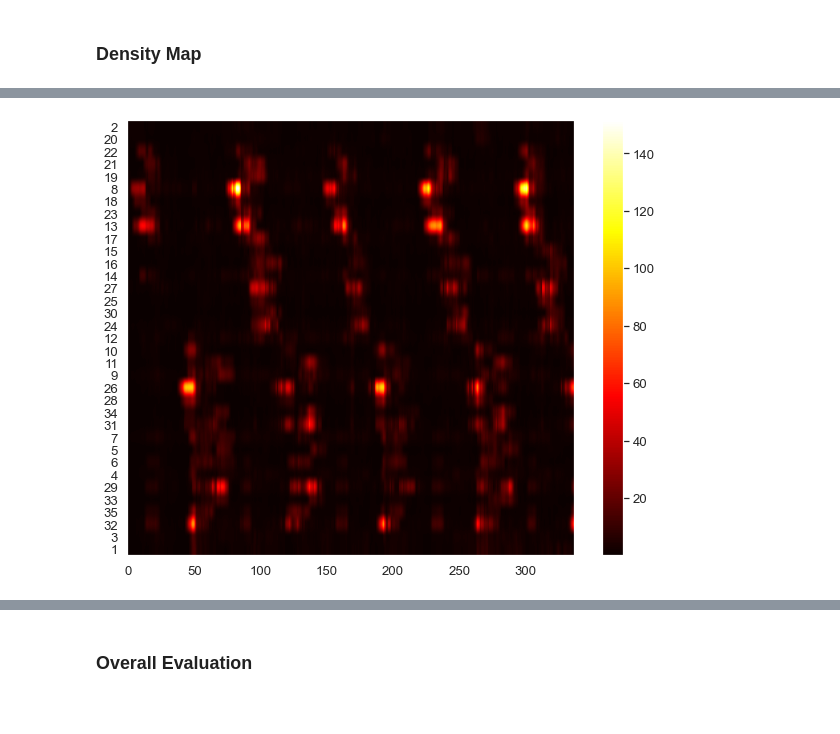
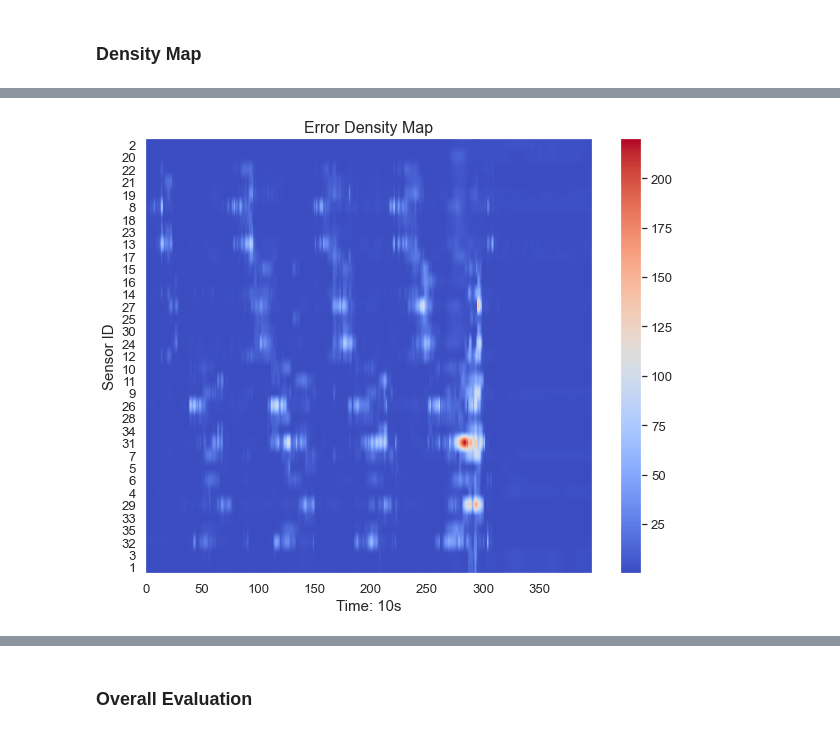
Before and after one commit to WaimenMak/Benchmarking-Crowd-Flow-Prediction, a Jupyter notebook: Scenario Processing.ipynb, the cells around one changed output, grey strips where cells are left out. Cells and saved outputs as stored; diff of their text form; code cells hidden in the pictures.

```diff
--- a/Scenario Processing.ipynb
+++ b/Scenario Processing.ipynb
@@ -269,7 +269,7 @@ if mode == "insample":
 else:
     data = load_dataset("./ood_dataset", batch_size=64, test_batch_size=64)
 
-vis_data = data_dict[test_sc[1]].astype("float64") # after sliding window
+vis_data = data_dict[test_sc[9]].astype("float64") # after sliding window
 source, target = sliding_win(vis_data)  # process data into continuous sample data
 for i in range(3): #3 feature num
     source[..., i] = data["scalers"][i].transform(source[..., i])  # input data
@@ -735,8 +735,8 @@ def rho_risk(pred, target, timespan, rho):
     Z = np.sum(target, axis=1)  # [N - timespan + 1, ...] [N-timespan+1, steps, nodes, features]
 
     # Z_rho = np.quantile(Z, q=rho, axis=0) # shape:[N*12/timesteps, nodes, features], or shape:[N*12/timesteps, features]
-    # Z_hat_rho = np.quantile(Z_hat, q=rho, axis=0)
-    Z_hat_rho = np.quantile(Z, q=rho, axis=0)
+    Z_hat_rho = np.quantile(Z_hat, q=rho, axis=0)
+    # Z_hat_rho = np.quantile(Z, q=rho, axis=0)
     errors = Z_hat - Z # [N, node, features]
     L = np.abs(errors) * ((rho * (np.sign(Z - Z_hat_rho)+1) + (1-rho) * (np.sign(Z_hat_rho - Z)+1))) #use this one
 
@@ -901,10 +930,10 @@ def plot_node_specific(pred:list, target:numpy.ndarray, models:list,
 # %%
-node = 8 - 1
+node = 31 - 1
 feature = 2
-step = 0
+step = 5
 end = target.shape[0]
 #l1:mae l2:rmse l3:quantile l4:weighted l5:weighted3 l6:dtw
 l1, l2, l3, l4, l5, l6 = plot_node_specific(vis_list, target, model_names,
-                                   step=step, node=node, feature=feature, rho=0.9, timespan=2, r=[0,end],
+                                   step=step, node=node, feature=feature, rho=0.9, timespan=12, r=[0,end],
                                    path="./fig", gamma=0.5, acd=270, mode=mode, avg=False, save=False)
 # %% [output]
@@ -1145,7 +1201,7 @@ def show_density_map(values, feature):
                     7 ,5, 6, 4, 29, 33, 35, 32, 3, 1]) - 1
     # L = ae_loss(Z[:,:,:,2], Z_hat[mdl][:,:,:,2])
     # Create a color map
-    cmap = plt.cm.get_cmap('hot')
+    cmap = plt.cm.get_cmap('coolwarm')
     fig, ax = plt.subplots(figsize=(10, 8))
     # Plot the heat map
     im = ax.imshow(values[..., pos, feature].T, cmap=cmap, aspect='auto') # two dimension, [N, pos]
@@ -1155,15 +1211,21 @@ def show_density_map(values, feature):
     ax.set_yticklabels(pos+1)
     # Add a color bar
     ax.figure.colorbar(im, ax=ax)
-
+    ax.set_xlabel("Time: 10s", fontsize=15)
+    ax.set_ylabel("Sensor ID", fontsize=15)
+    ax.set_title("Error Density Map", fontsize=16)
+    plt.savefig(f"./fig/error_density_map_{feature}.pdf")
     # Show the plot
-    plt.show()
+    # plt.show()
 
 def nodes_correlations(data, adjacency, step=11, feature=2):
     """
     data: [N, steps, node, features]
     """
     fig, ax = plt.subplots(1, 2, figsize=(20, 8))
+    ax[0].set_title("Correlation Matrix", fontsize=16)  # Set title for the first subfigure
+    ax[1].set_title("Adjacency Matrix", fontsize=16)  # Set title for the second subfigure
+
     # Extract the data for the given step and feature
     data_subset = data[:, step, :, feature]
     # Calculate the Pearson correlation matrix
@@ -1171,3 +1233,9 @@ def nodes_correlations(data, adjacency, step=11, feature=2):
     # Plot the correlation matrix as a heatmap
     sns.heatmap(correlations, cmap="coolwarm", annot=False, ax=ax[0])
     sns.heatmap(adjacency, cmap="coolwarm", annot=False, ax=ax[1])
+    # Add x and y axis labels for both subfigures
+    ax[0].set_xlabel("Sensor ID", fontsize=15)
+    ax[0].set_ylabel("Sensor ID", fontsize=15)
+    ax[1].set_xlabel("Sensor ID", fontsize=15)
+    ax[1].set_ylabel("Sensor ID", fontsize=15)
+    # plt.savefig(f'./fig/node_correlation.pdf')
@@ -1181,6 +1249,6 @@ show_density_map(np.sum(target, axis=1), feature=2) # average over 12 steps (2 m
 # %%
 # L = quantile_loss(target, vis_list[5], timesteps=12, rho=0.9) # sum over steps, L: [N, node, feature]
-L = rho_risk(vis_list[3], target, timespan=2, rho=0.9) # sum over steps, L: [N, node, feature]
+L = rho_risk(target, vis_list[3], timespan=2, rho=0.9) # sum over steps, L: [N, node, feature]
 show_density_map(np.mean(L, axis=1), feature=2)
 # %% [output]
-[figure, old version]
+[figure, new version]
```
Also changed, not shown: parts of 35 cells of this notebook, 2 other files.
